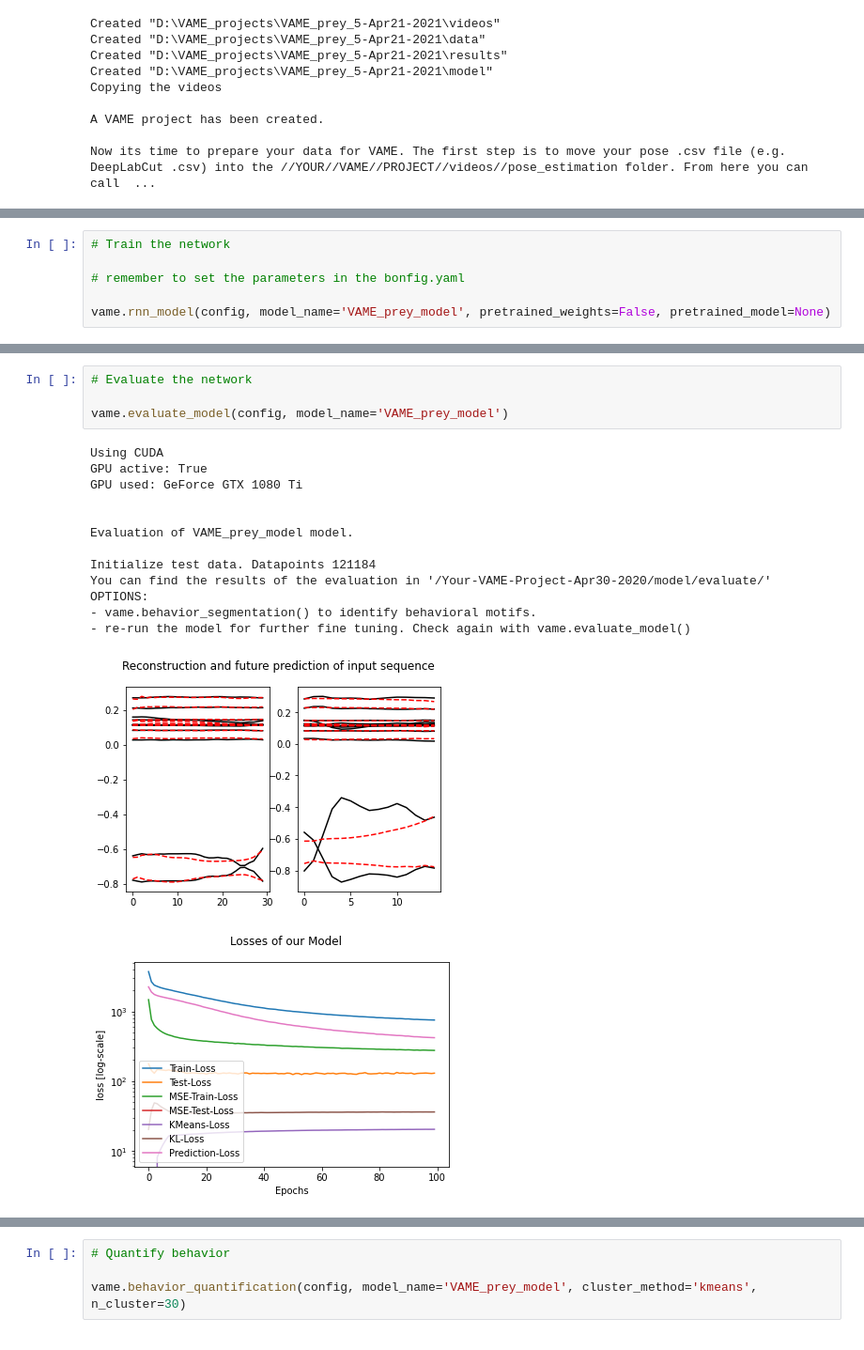
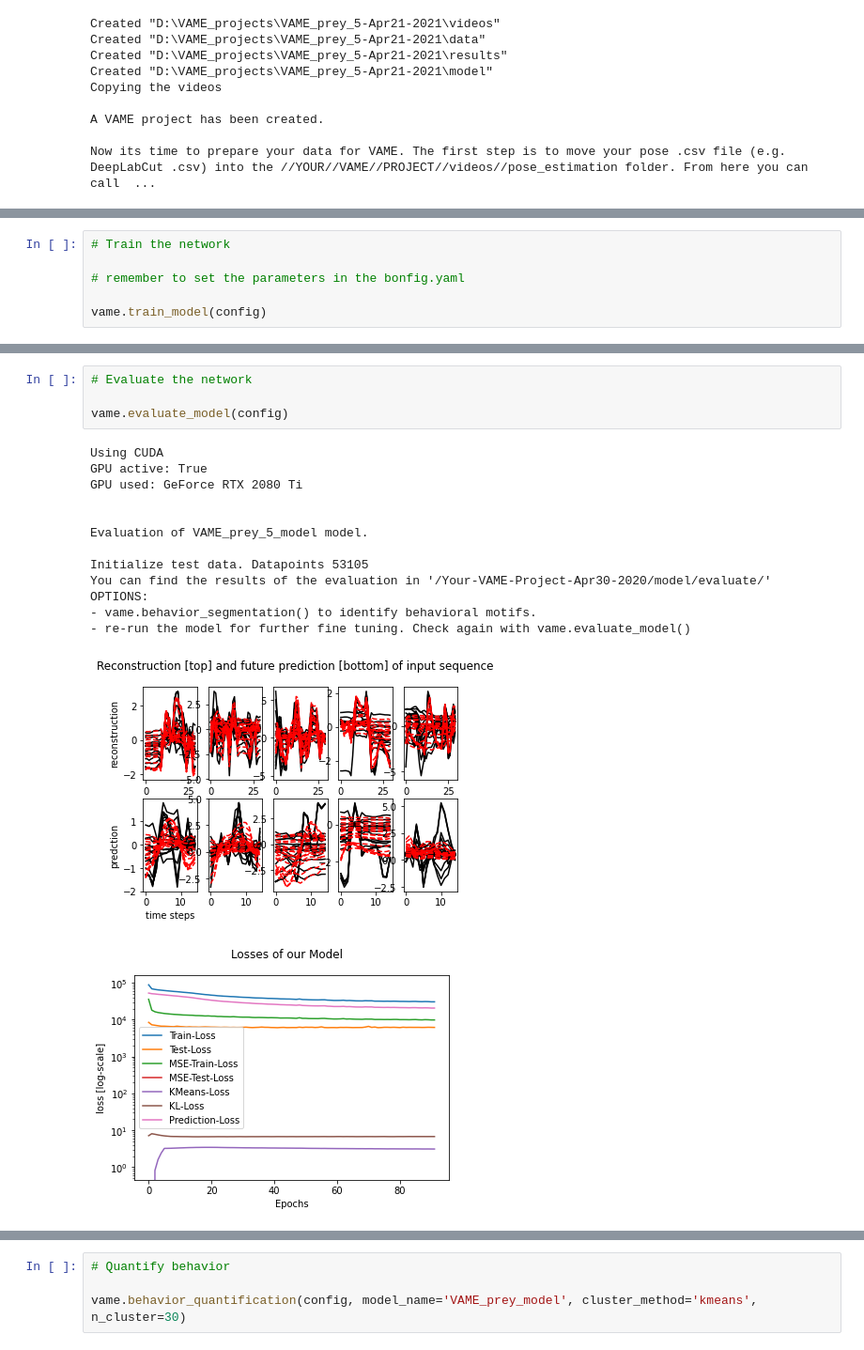
Before and after one commit to drguggiana/prey_capture, a Jupyter notebook: VAME_label_train_evaluate.ipynb, the cells around one changed output, grey strips where cells are left out. Shown at 94% size. Saved outputs shown, nothing was run; the diff lists cells and outputs as text.

Commit message:
finalized VAME preprocessing

```diff
--- a/VAME_label_train_evaluate.ipynb
+++ b/VAME_label_train_evaluate.ipynb
@@ -97,5 +96,5 @@ FileNotFoundError: [Errno 2] No such file or directory: 'D:\\VAME_projects\\VAME
 
 # remember to set the parameters in the bonfig.yaml
 
-vame.rnn_model(config, model_name='VAME_prey_model', pretrained_weights=False, pretrained_model=None)
+vame.train_model(config)
 # %% [output]
@@ -119,22 +118,22 @@ Epoch: 10.  loss: 13822.4668
 # %%
 # Evaluate the network
 
-vame.evaluate_model(config, model_name='VAME_prey_model')
+vame.evaluate_model(config)
 # %% [output]
 Using CUDA
 GPU active: True
-GPU used: GeForce GTX 1080 Ti
+GPU used: GeForce RTX 2080 Ti
 
 
-Evaluation of VAME_prey_model model.
+Evaluation of VAME_prey_5_model model.
 
-Initialize test data. Datapoints 121184
+Initialize test data. Datapoints 53105
 You can find the results of the evaluation in '/Your-VAME-Project-Apr30-2020/model/evaluate/'
 OPTIONS:
 - vame.behavior_segmentation() to identify behavioral motifs.
 - re-run the model for further fine tuning. Check again with vame.evaluate_model()
-[figure, old version]
+[figure, new version]
-[figure, old version]
+[figure, new version]
 # %%
 # Segment behavior
 
```
Also changed, not shown: parts of 5 cells of this notebook, 4 other files.
